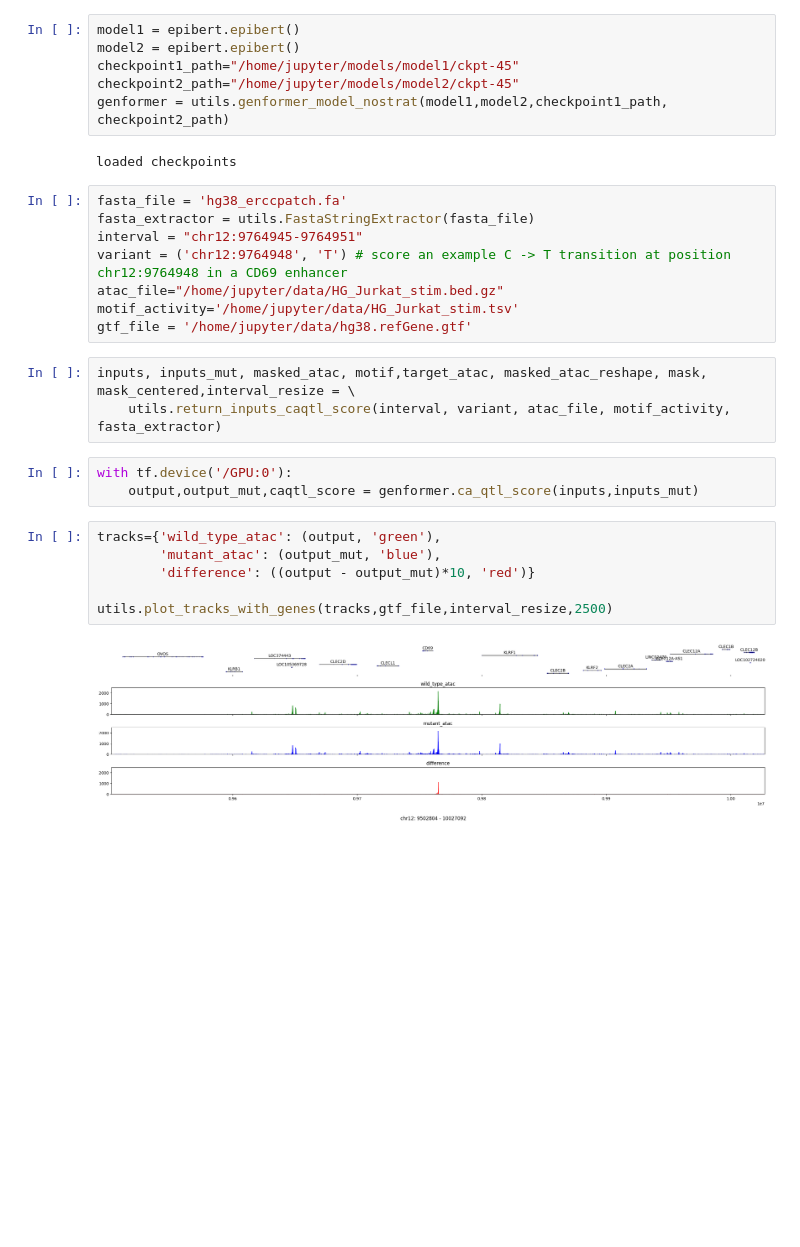
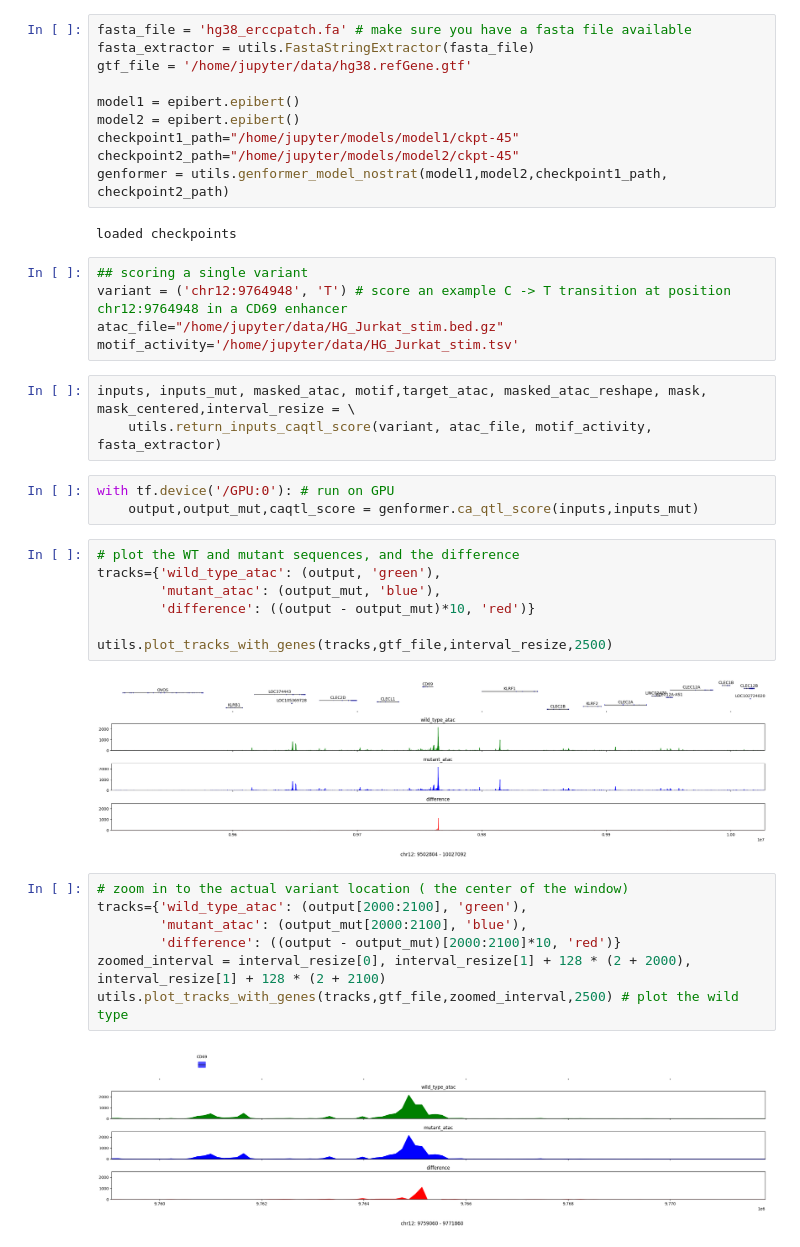
Before and after one commit to ssemine/EpiBERT-bostau, a Jupyter notebook: example_usage/caqTL_predict.ipynb, the cells around one changed output. Drawn from its saved outputs; the diff is of its cells as text; blank space fills up the shorter version.

```diff
--- a/example_usage/caqTL_predict.ipynb
+++ b/example_usage/caqTL_predict.ipynb
@@ -16,6 +16,10 @@ import kipoiseq
 import analysis.interval_and_plotting_utilities as utils
 mixed_precision.set_global_policy('mixed_bfloat16')
 # %%
+fasta_file = 'hg38_erccpatch.fa' # make sure you have a fasta file available
+fasta_extractor = utils.FastaStringExtractor(fasta_file)
+gtf_file = '/home/jupyter/data/hg38.refGene.gtf'
+
 model1 = epibert.epibert()
 model2 = epibert.epibert()
 checkpoint1_path="/home/jupyter/models/model1/ckpt-45"
@@ -24,20 +28,18 @@ genformer = utils.genformer_model_nostrat(model1,model2,checkpoint1_path, checkp
 # %% [output]
 loaded checkpoints
 # %%
-fasta_file = 'hg38_erccpatch.fa'
-fasta_extractor = utils.FastaStringExtractor(fasta_file)
-interval = "chr12:9764945-9764951"
+## scoring a single variant
 variant = ('chr12:9764948', 'T') # score an example C -> T transition at position chr12:9764948 in a CD69 enhancer
 atac_file="/home/jupyter/data/HG_Jurkat_stim.bed.gz"
 motif_activity='/home/jupyter/data/HG_Jurkat_stim.tsv'
-gtf_file = '/home/jupyter/data/hg38.refGene.gtf'
 # %%
 inputs, inputs_mut, masked_atac, motif,target_atac, masked_atac_reshape, mask, mask_centered,interval_resize = \
-    utils.return_inputs_caqtl_score(interval, variant, atac_file, motif_activity, fasta_extractor)
+    utils.return_inputs_caqtl_score(variant, atac_file, motif_activity, fasta_extractor)
 # %%
-with tf.device('/GPU:0'):
+with tf.device('/GPU:0'): # run on GPU
     output,output_mut,caqtl_score = genformer.ca_qtl_score(inputs,inputs_mut)
 # %%
+# plot the WT and mutant sequences, and the difference
 tracks={'wild_type_atac': (output, 'green'),
         'mutant_atac': (output_mut, 'blue'),
         'difference': ((output - output_mut)*10, 'red')}
@@ -45,4 +47,13 @@ tracks={'wild_type_atac': (output, 'green'),
 utils.plot_tracks_with_genes(tracks,gtf_file,interval_resize,2500)
 # %% [output]
 [figure]
+# %%
+# zoom in to the actual variant location ( the center of the window)
+tracks={'wild_type_atac': (output[2000:2100], 'green'),
+        'mutant_atac': (output_mut[2000:2100], 'blue'),
+        'difference': ((output - output_mut)[2000:2100]*10, 'red')}
+zoomed_interval = interval_resize[0], interval_resize[1] + 128 * (2 + 2000), interval_resize[1] + 128 * (2 + 2100)
+utils.plot_tracks_with_genes(tracks,gtf_file,zoomed_interval,2500) # plot the wild type
+# %% [output]
+[figure, added]
 # %%
```
Also changed, not shown: parts of 3 cells of this notebook, 6 other files.
